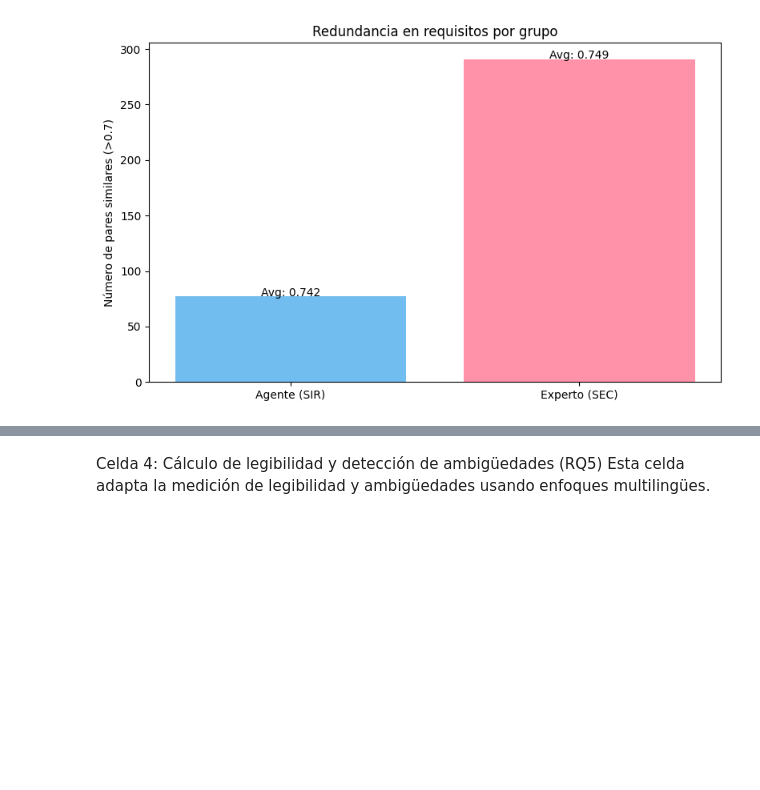
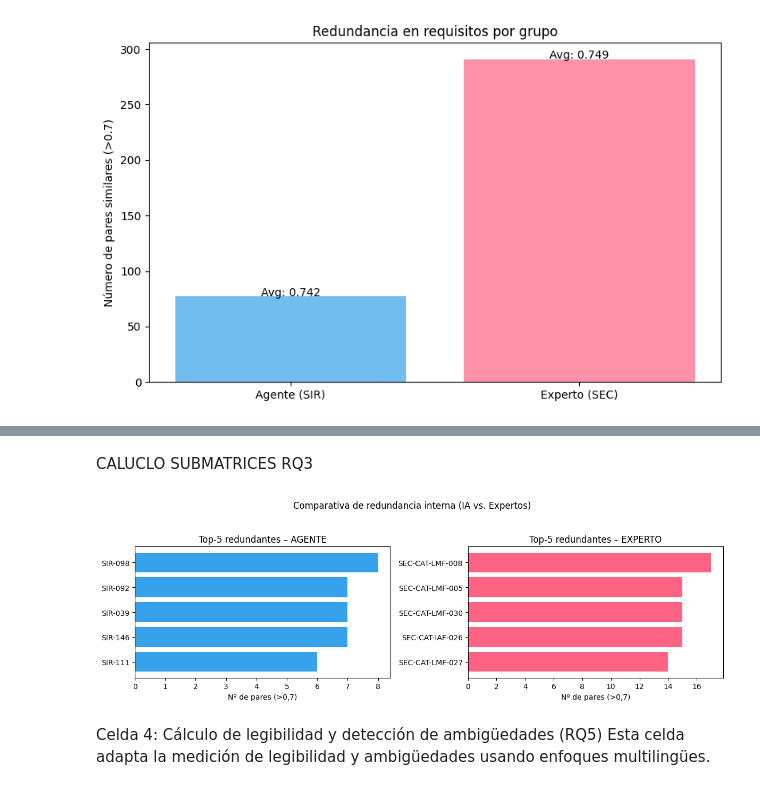
Before and after one commit to JorgeGarrido12/ValidacionRequisitos, a Jupyter notebook: validacion/validacion-notebook.ipynb, the cells around one changed output, grey strips where cells are left out. Saved outputs shown, nothing was run; the diff lists cells and outputs as text; code cells hidden in the pictures; blank space fills up the shorter version.

```diff
--- a/validacion/validacion-notebook.ipynb
+++ b/validacion/validacion-notebook.ipynb
@@ -649,3 +478,44 @@ Análisis detallado:
+# %% [markdown]
+CALUCLO SUBMATRICES RQ3
+# %%
+import pandas as pd
+import matplotlib.pyplot as plt
+
+# ==== Ajusta aquí las rutas si tus CSV están en otra carpeta ====
+agente_path  = 'RQ3/high_similarity_pairs_agente.csv'
+experto_path = 'RQ3/high_similarity_pairs_experto.csv'
+
+# ---------------------------------------------------------------
+# Cargar datos
+agente_df  = pd.read_csv(agente_path)
+experto_df = pd.read_csv(experto_path)
+
+def contar_pares_por_req(df):
+    """Cuenta cuántas veces aparece cada requisito en un par redundante."""
+    return df['Req_1_ID'].value_counts().add(df['Req_2_ID'].value_counts(), fill_value=0)
+
+# Top-5 requisitos más redundantes en cada grupo
+top5_agente  = contar_pares_por_req(agente_df).sort_values(ascending=False).head(5)
+top5_experto = contar_pares_por_req(experto_df).sort_values(ascending=False).head(5)
+
+# ---------------- Gráfica comparativa lado a lado ----------------
+fig, axes = plt.subplots(1, 2, figsize=(12, 4), sharey=False)
+
+# Gráfico AGENTE
+axes[0].barh(top5_agente.index[::-1], top5_agente.values[::-1], color="#36A2EB")
+axes[0].set_title('Top-5 redundantes – AGENTE')
+axes[0].set_xlabel('Nº de pares (>0,7)')
+
+# Gráfico EXPERTO
+axes[1].barh(top5_experto.index[::-1], top5_experto.values[::-1], color="#FF6384")
+axes[1].set_title('Top-5 redundantes – EXPERTO')
+axes[1].set_xlabel('Nº de pares (>0,7)')
+
+plt.suptitle('Comparativa de redundancia interna (IA vs. Expertos)')
+plt.tight_layout(rect=[0, 0, 1, 0.94])
+plt.show()
+# %% [output]
+[figure, added]
 # %% [markdown]
 Celda 4: Cálculo de legibilidad y detección de ambigüedades (RQ5)
 Esta celda adapta la medición de legibilidad y ambigüedades usando enfoques multilingües.
```
Also changed, not shown: parts of 6 cells of this notebook, 1 other file.
